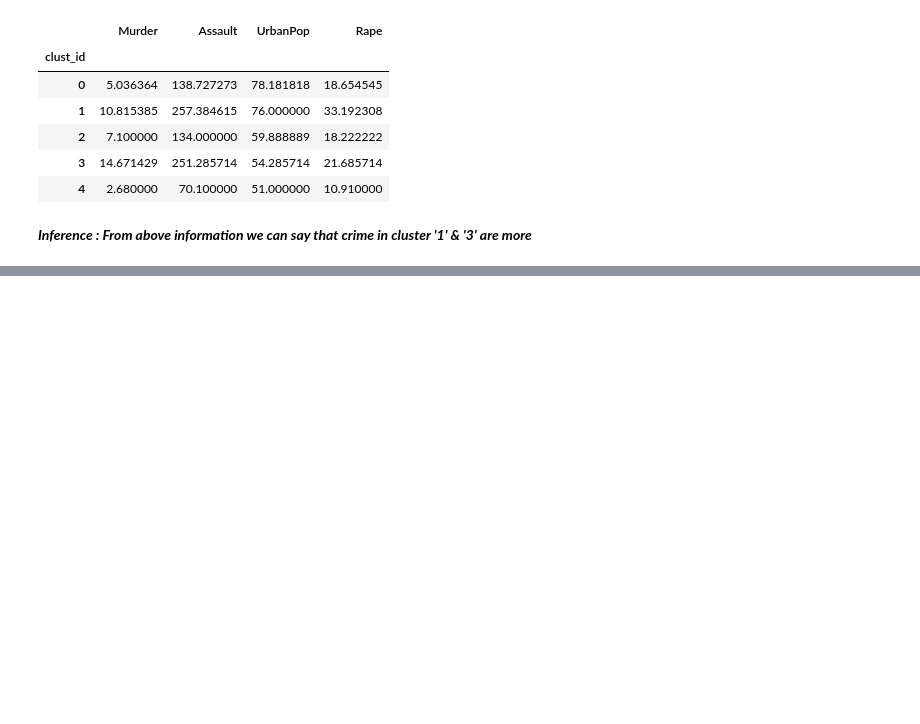
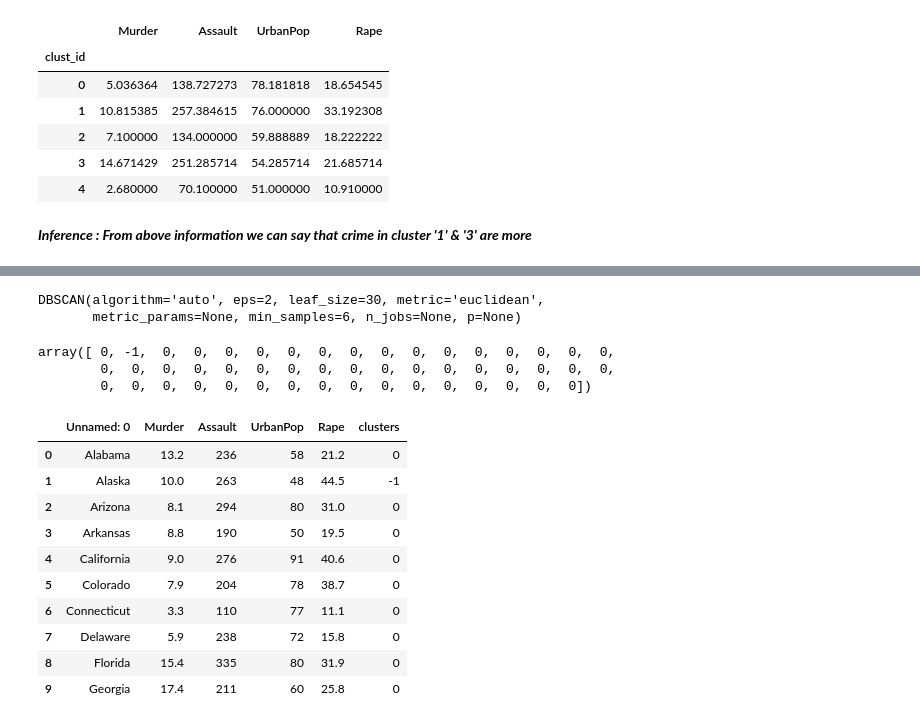
Before and after one commit to RiteshopShrivastava/Python, a Jupyter notebook: Assignment_Clustering_Crime_data.ipynb, the cells around one changed output, grey strips where cells are left out. Cells and saved outputs as stored; diff of their text form; code cells hidden in the pictures; blank space fills up the shorter version.

```diff
--- a/Assignment_Clustering_Crime_data.ipynb
+++ b/Assignment_Clustering_Crime_data.ipynb
@@ -251,0 +254,3 @@ crime_kmeans.groupby('clust_id').mean()
+# %%
+crime_db = pd.read_csv('crime_data.csv')
+crime_db.head()
@@ -251,0 +264,5 @@ crime_kmeans.groupby('clust_id').mean()
+# %%
+from sklearn.preprocessing import StandardScaler
+scaler = StandardScaler()
+crime_db_scaled = scaler.fit_transform(crime_db.iloc[:,1:])
+crime_db_scaled
@@ -251,0 +287,28 @@ crime_kmeans.groupby('clust_id').mean()
+# %%
+from sklearn.cluster import DBSCAN
+dbscan = DBSCAN(eps=2, min_samples=6)
+dbscan.fit(crime_db_scaled)
+# %% [output]
+DBSCAN(algorithm='auto', eps=2, leaf_size=30, metric='euclidean',
+       metric_params=None, min_samples=6, n_jobs=None, p=None)
+# %%
+dbscan.labels_
+# %% [output]
+array([ 0, -1,  0,  0,  0,  0,  0,  0,  0,  0,  0,  0,  0,  0,  0,  0,  0,
+        0,  0,  0,  0,  0,  0,  0,  0,  0,  0,  0,  0,  0,  0,  0,  0,  0,
+        0,  0,  0,  0,  0,  0,  0,  0,  0,  0,  0,  0,  0,  0,  0,  0])
+# %%
+crime_db['clusters']=dbscan.labels_
+crime_db.head(10)
+# %% [output]
+|  | Unnamed: 0 | Murder | Assault | UrbanPop | Rape | clusters |
+| 0 | Alabama | 13.2 | 236 | 58 | 21.2 | 0 |
+| 1 | Alaska | 10.0 | 263 | 48 | 44.5 | -1 |
+| 2 | Arizona | 8.1 | 294 | 80 | 31.0 | 0 |
+| 3 | Arkansas | 8.8 | 190 | 50 | 19.5 | 0 |
+| 4 | California | 9.0 | 276 | 91 | 40.6 | 0 |
+| 5 | Colorado | 7.9 | 204 | 78 | 38.7 | 0 |
+| 6 | Connecticut | 3.3 | 110 | 77 | 11.1 | 0 |
+| 7 | Delaware | 5.9 | 238 | 72 | 15.8 | 0 |
+| 8 | Florida | 15.4 | 335 | 80 | 31.9 | 0 |
+| 9 | Georgia | 17.4 | 211 | 60 | 25.8 | 0 |
```
Also changed, not shown: parts of 4 cells of this notebook.
